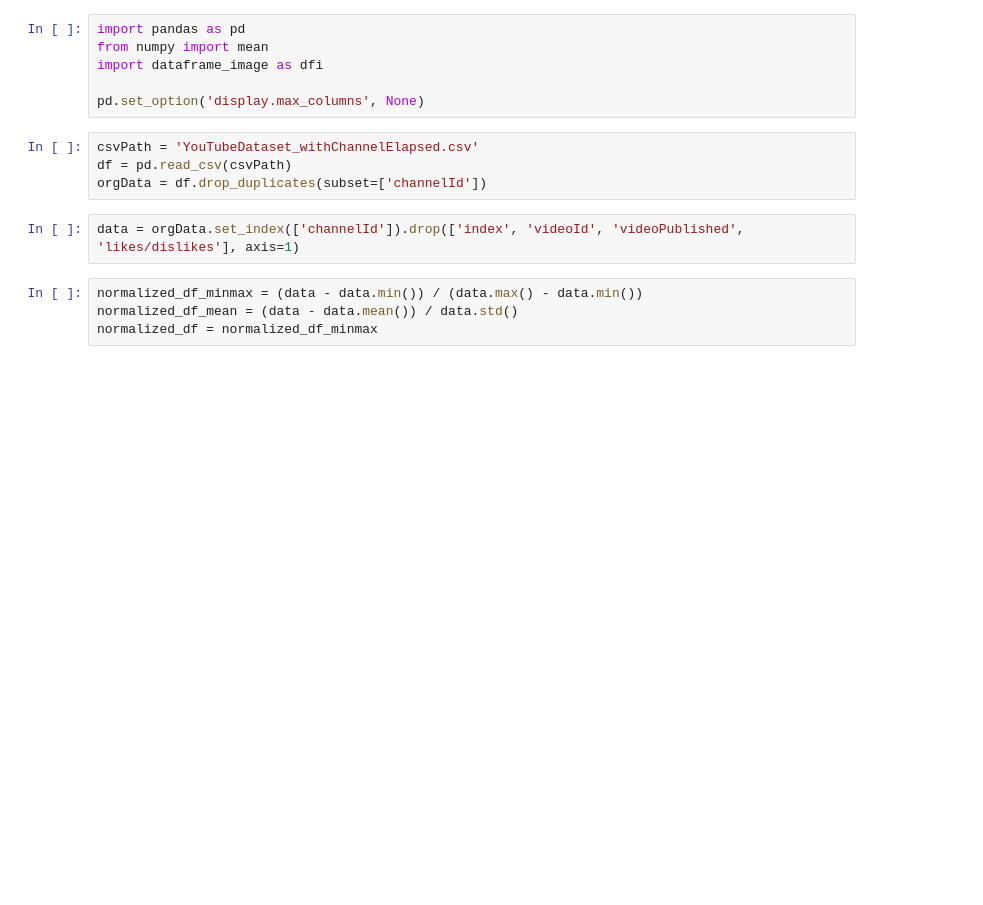
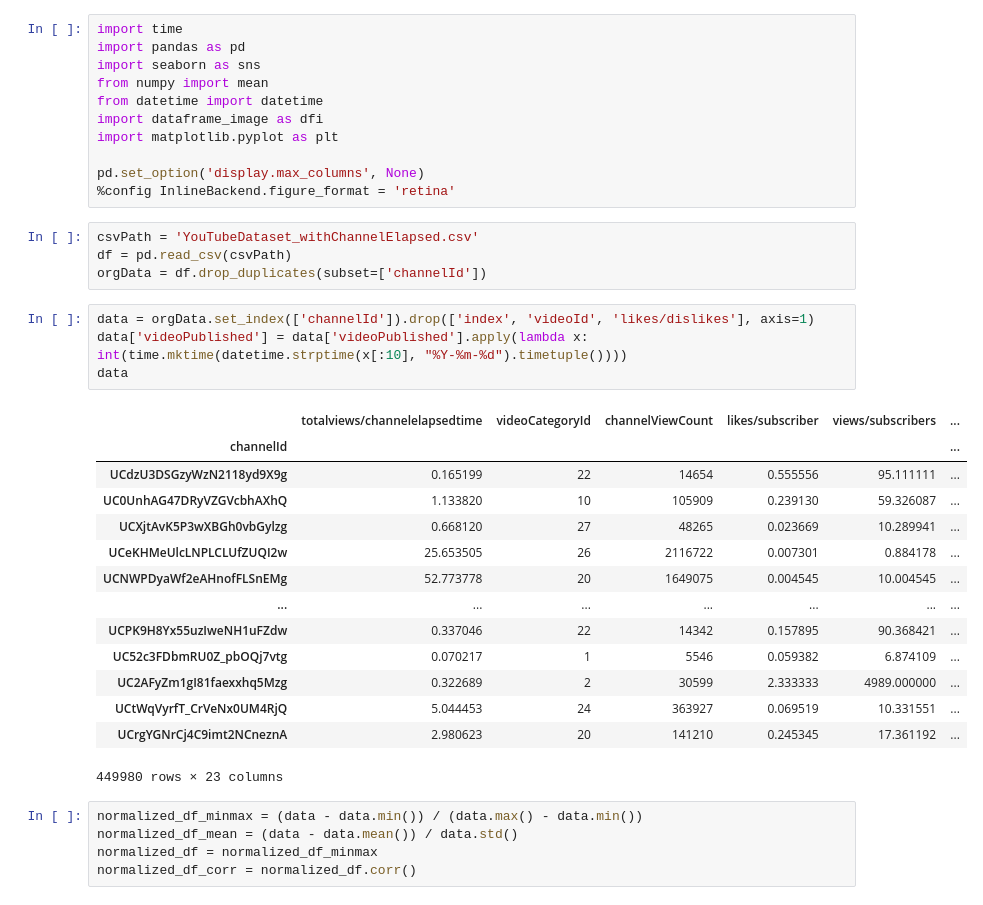
Before and after one commit to larrylai19/1111-DataMining-Final, a Jupyter notebook: Untitled.ipynb, the cells around one changed output. Drawn from its saved outputs; the diff is of its cells as text; blank space fills up the shorter version.

```diff
--- a/Untitled.ipynb
+++ b/Untitled.ipynb
@@ -1,16 +1,39 @@
 # %%
+import time
 import pandas as pd
+import seaborn as sns
 from numpy import mean
+from datetime import datetime
 import dataframe_image as dfi
+import matplotlib.pyplot as plt
 
 pd.set_option('display.max_columns', None)
+%config InlineBackend.figure_format = 'retina'
 # %%
 csvPath = 'YouTubeDataset_withChannelElapsed.csv'
 df = pd.read_csv(csvPath)
 orgData = df.drop_duplicates(subset=['channelId'])
 # %%
-data = orgData.set_index(['channelId']).drop(['index', 'videoId', 'videoPublished', 'likes/dislikes'], axis=1)
+data = orgData.set_index(['channelId']).drop(['index', 'videoId', 'likes/dislikes'], axis=1)
+data['videoPublished'] = data['videoPublished'].apply(lambda x: int(time.mktime(datetime.strptime(x[:10], "%Y-%m-%d").timetuple())))
+data
+# %% [output]
+|  | totalviews/channelelapsedtime | videoCategoryId | channelViewCount | likes/subscriber | views/subscribers | ... |
+| channelId |  |  |  |  |  | ... |
+| UCdzU3DSGzyWzN2118yd9X9g | 0.165199 | 22 | 14654 | 0.555556 | 95.111111 | ... |
+| UC0UnhAG47DRyVZGVcbhAXhQ | 1.133820 | 10 | 105909 | 0.239130 | 59.326087 | ... |
+| UCXjtAvK5P3wXBGh0vbGylzg | 0.668120 | 27 | 48265 | 0.023669 | 10.289941 | ... |
+| UCeKHMeUlcLNPLCLUfZUQI2w | 25.653505 | 26 | 2116722 | 0.007301 | 0.884178 | ... |
+| UCNWPDyaWf2eAHnofFLSnEMg | 52.773778 | 20 | 1649075 | 0.004545 | 10.004545 | ... |
+| ... | ... | ... | ... | ... | ... | ... |
+| UCPK9H8Yx55uzIweNH1uFZdw | 0.337046 | 22 | 14342 | 0.157895 | 90.368421 | ... |
+| UC52c3FDbmRU0Z_pbOQj7vtg | 0.070217 | 1 | 5546 | 0.059382 | 6.874109 | ... |
+| UC2AFyZm1gI81faexxhq5Mzg | 0.322689 | 2 | 30599 | 2.333333 | 4989.000000 | ... |
+| UCtWqVyrfT_CrVeNx0UM4RjQ | 5.044453 | 24 | 363927 | 0.069519 | 10.331551 | ... |
+| UCrgYGNrCj4C9imt2NCneznA | 2.980623 | 20 | 141210 | 0.245345 | 17.361192 | ... |
+449980 rows × 23 columns
 # %%
 normalized_df_minmax = (data - data.min()) / (data.max() - data.min())
 normalized_df_mean = (data - data.mean()) / data.std()
 normalized_df = normalized_df_minmax
+normalized_df_corr = normalized_df.corr()
```
Also changed, not shown: parts of 2 cells of this notebook, 2 other files.
